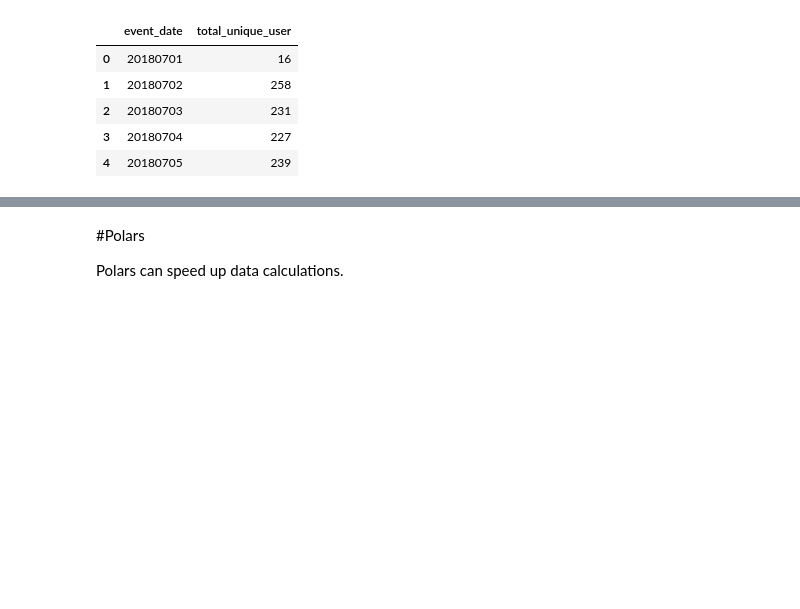
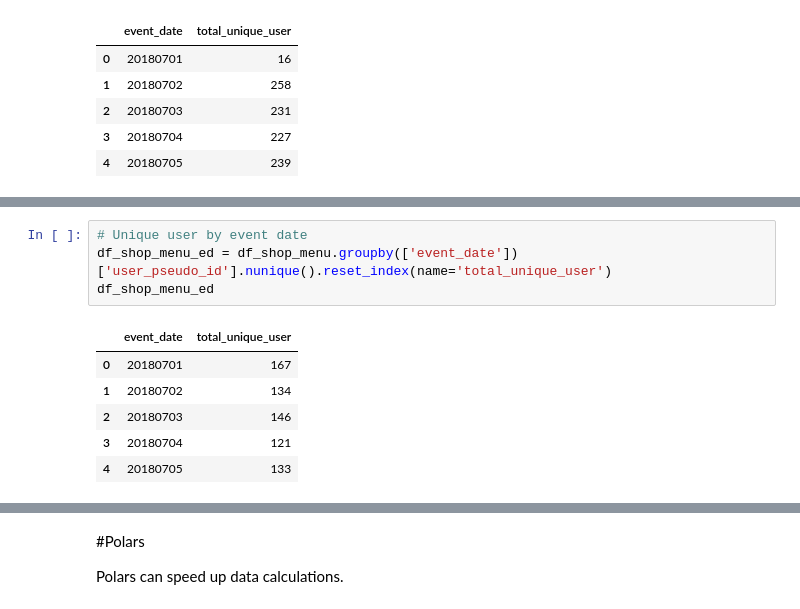
Before and after one commit to violettance/python_wrangling, a Jupyter notebook: FloodIt/FloodIt Data Wrangling.ipynb, the cells around one changed output, grey strips where cells are left out. Cells and saved outputs as stored; diff of their text form; blank space fills up the shorter version.

```diff
--- a/FloodIt/FloodIt Data Wrangling.ipynb
+++ b/FloodIt/FloodIt Data Wrangling.ipynb
@@ -244,0 +257,11 @@ fig.show()
+# %%
+# Unique user by event date
+df_shop_menu_ed = df_shop_menu.groupby(['event_date'])['user_pseudo_id'].nunique().reset_index(name='total_unique_user')
+df_shop_menu_ed
+# %% [output]
+|  | event_date | total_unique_user |
+| 0 | 20180701 | 167 |
+| 1 | 20180702 | 134 |
+| 2 | 20180703 | 146 |
+| 3 | 20180704 | 121 |
+| 4 | 20180705 | 133 |
```
Also changed, not shown: parts of 13 cells of this notebook.
